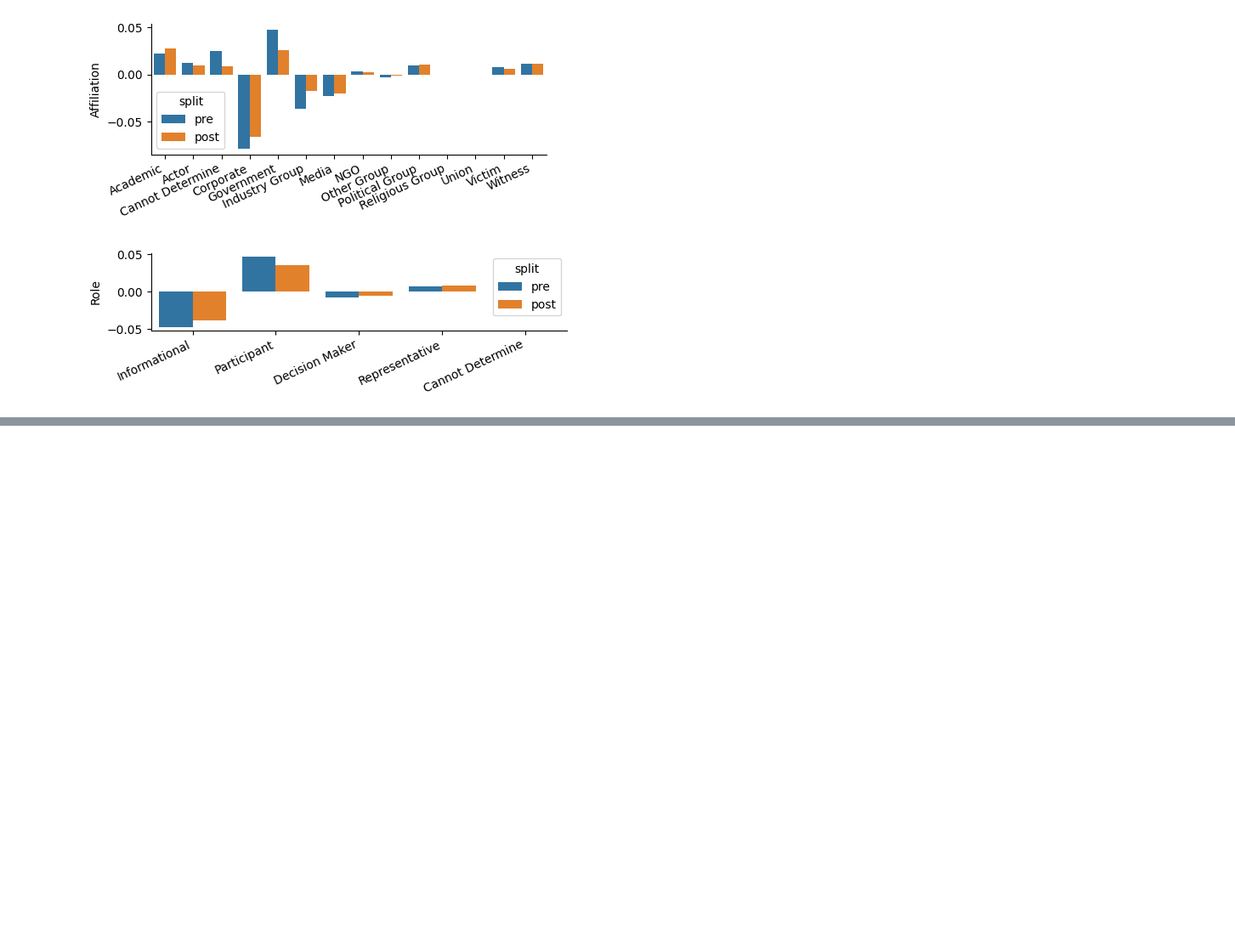
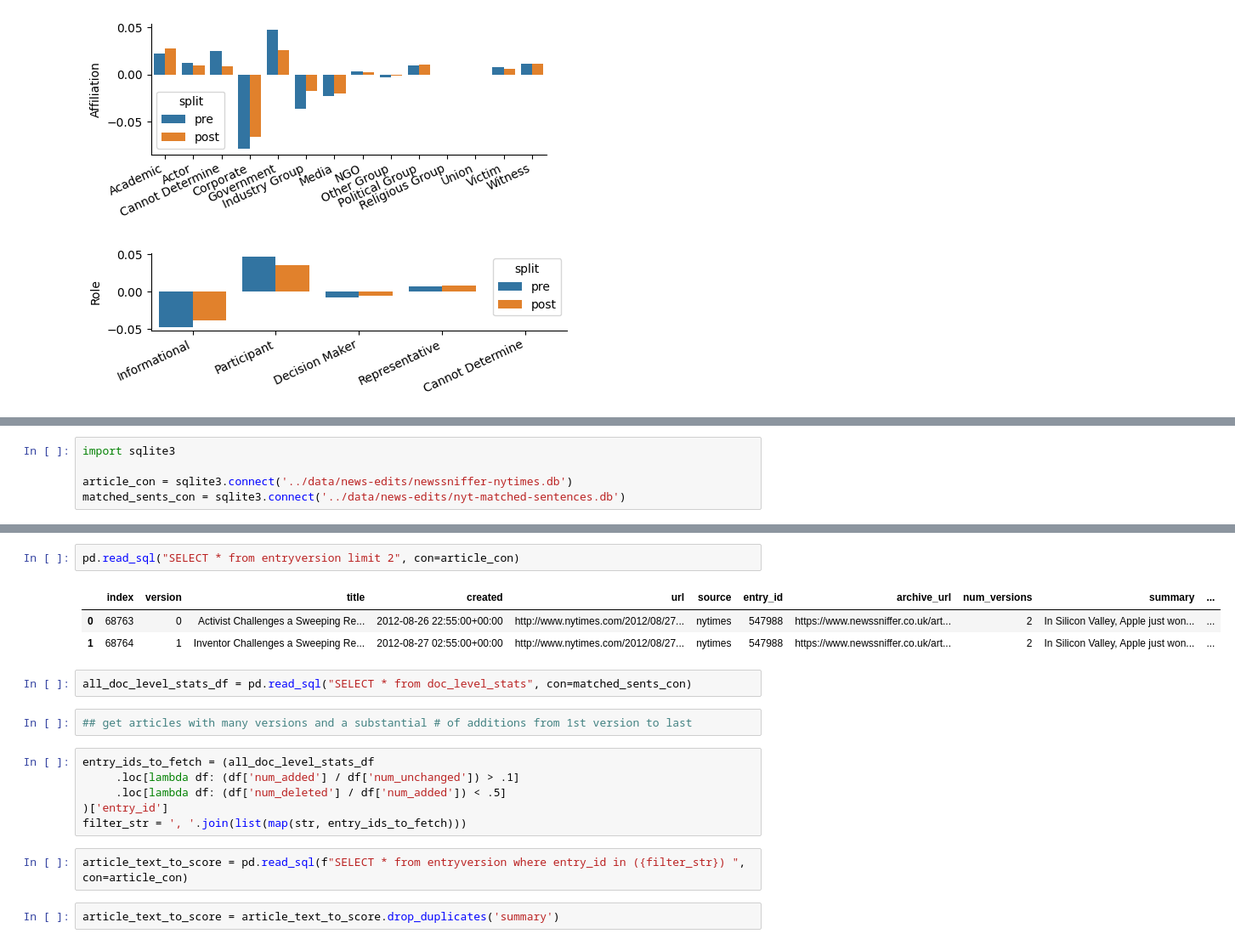
Before and after one commit to alex2awesome/source-type-modeling, a Jupyter notebook: notebooks/2023-07-17__analyze-source-differences.ipynb, the cells around one changed output, grey strips where cells are left out. Shown: that part at 85% size. Saved outputs shown, nothing was run; the diff lists cells and outputs as text; blank space fills up the shorter version.

```diff
--- a/notebooks/2023-07-17__analyze-source-differences.ipynb
+++ b/notebooks/2023-07-17__analyze-source-differences.ipynb
@@ -272,0 +310,5 @@ generate_source_type_comparisons(pre_source_df_a, post_source_df_a, pre_source_d
+# %%
+import sqlite3
+
+article_con = sqlite3.connect('../data/news-edits/newssniffer-nytimes.db')
+matched_sents_con = sqlite3.connect('../data/news-edits/nyt-matched-sentences.db')
@@ -272,0 +330,20 @@ generate_source_type_comparisons(pre_source_df_a, post_source_df_a, pre_source_d
+# %%
+pd.read_sql("SELECT * from entryversion limit 2", con=article_con)
+# %% [output]
+|  | index | version | title | created | url | source | entry_id | archive_url | num_versions | summary | ... |
+| 0 | 68763 | 0 | Activist Challenges a Sweeping Re... | 2012-08-26 22:55:00+00:00 | http://www.nytimes.com/2012/08/27... | nytimes | 547988 | https://www.newssniffer.co.uk/art... | 2 | In Silicon Valley, Apple just won... | ... |
+| 1 | 68764 | 1 | Inventor Challenges a Sweeping Re... | 2012-08-27 02:55:00+00:00 | http://www.nytimes.com/2012/08/27... | nytimes | 547988 | https://www.newssniffer.co.uk/art... | 2 | In Silicon Valley, Apple just won... | ... |
+# %%
+all_doc_level_stats_df = pd.read_sql("SELECT * from doc_level_stats", con=matched_sents_con)
+# %%
+## get articles with many versions and a substantial # of additions from 1st version to last
+# %%
+entry_ids_to_fetch = (all_doc_level_stats_df
+     .loc[lambda df: (df['num_added'] / df['num_unchanged']) > .1]
+     .loc[lambda df: (df['num_deleted'] / df['num_added']) < .5]
+)['entry_id']
+filter_str = ', '.join(list(map(str, entry_ids_to_fetch)))
+# %%
+article_text_to_score = pd.read_sql(f"SELECT * from entryversion where entry_id in ({filter_str}) ", con=article_con)
+# %%
+article_text_to_score = article_text_to_score.drop_duplicates('summary')
```
Also changed, not shown: parts of 24 cells of this notebook, 2 other files.
